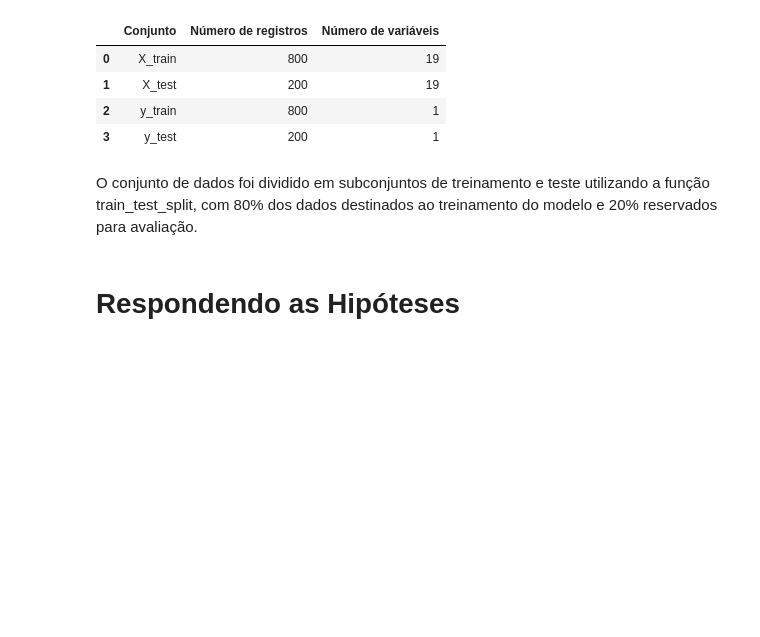
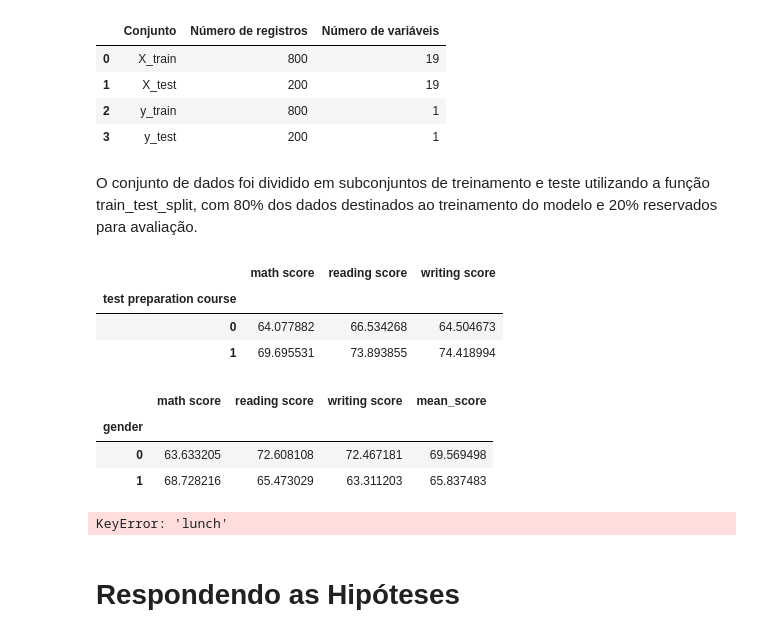
Before and after one commit to Vieiraligia/Data-Science-and-Analytics, a Jupyter notebook: MVP Analise de Dados e Boas Praticas/MVP_AnalisedeDadoseBoasPraticas.ipynb, the cells around one changed output. Drawn from its saved outputs; the diff is of its cells as text; code cells hidden in the pictures; blank space fills up the shorter version.

```diff
--- a/MVP Analise de Dados e Boas Praticas/MVP_AnalisedeDadoseBoasPraticas.ipynb
+++ b/MVP Analise de Dados e Boas Praticas/MVP_AnalisedeDadoseBoasPraticas.ipynb
@@ -859,6 +859,44 @@ Separação dos dados em treino e teste
 | 3 | y_test | 200 | 1 |
 # %% [markdown]
 O conjunto de dados foi dividido em subconjuntos de treinamento e teste utilizando a função train_test_split, com 80% dos dados destinados ao treinamento do modelo e 20% reservados para avaliação.
+# %%
+#H1
+df.groupby("test preparation course")[[
+    "math score",
+    "reading score",
+    "writing score"
+]].mean()
+# %% [output]
+|  | math score | reading score | writing score |
+| test preparation course |  |  |  |
+| 0 | 64.077882 | 66.534268 | 64.504673 |
+| 1 | 69.695531 | 73.893855 | 74.418994 |
+# %%
+#h2
+df.groupby("gender")[[
+    "math score",
+    "reading score",
+    "writing score",
+    "mean_score"
+]].mean()
+# %% [output]
+|  | math score | reading score | writing score | mean_score |
+| gender |  |  |  |  |
+| 0 | 63.633205 | 72.608108 | 72.467181 | 69.569498 |
+| 1 | 68.728216 | 65.473029 | 63.311203 | 65.837483 |
+# %%
+# 3
+hip3 = df.groupby("lunch")[[
+    "math score",
+    "reading score",
+    "writing score",
+    "mean_score"
+]].mean()
+
+print("Hipótese 3 - Condição social (Lunch)")
+display(hip3)
+# %% [output]
+KeyError: 'lunch'
 # %% [markdown]
 # Respondendo as Hipóteses
 # %% [markdown]
```
Also changed, not shown: parts of 1 cell of this notebook.
